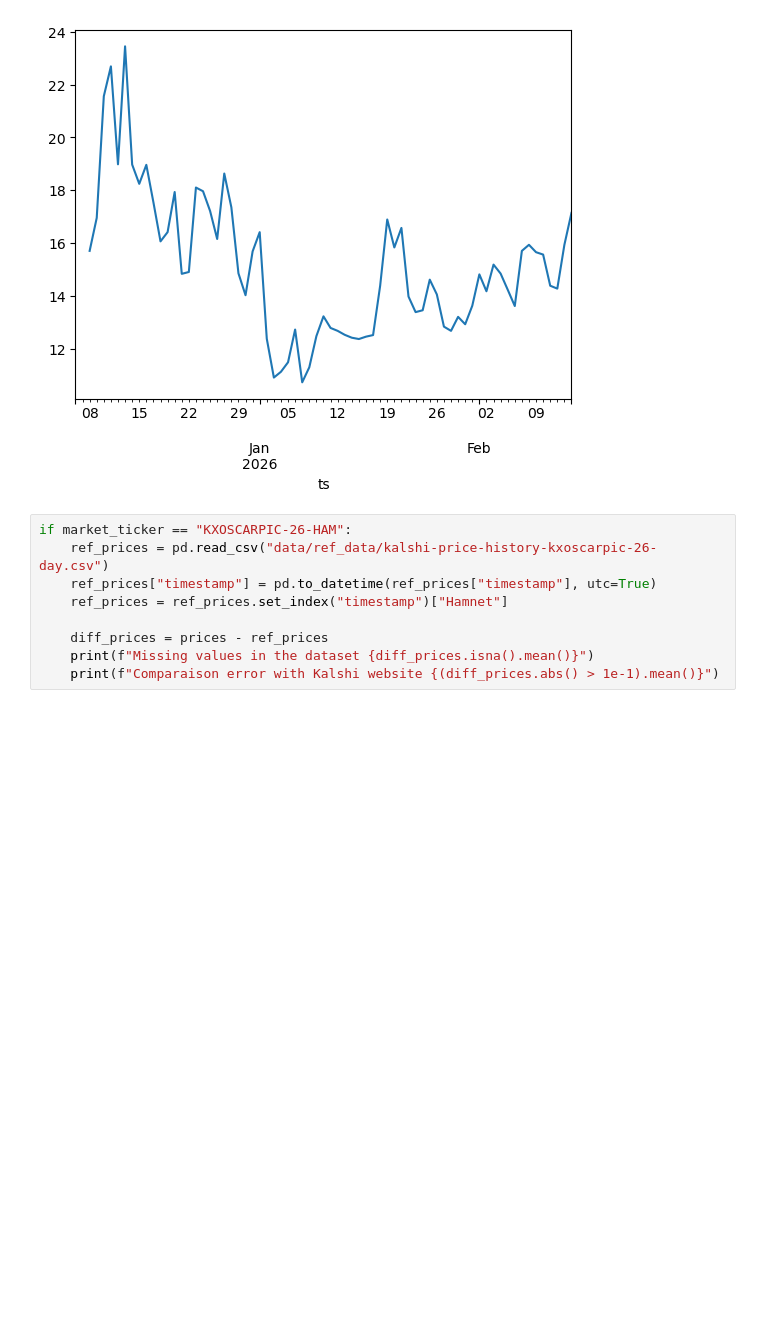
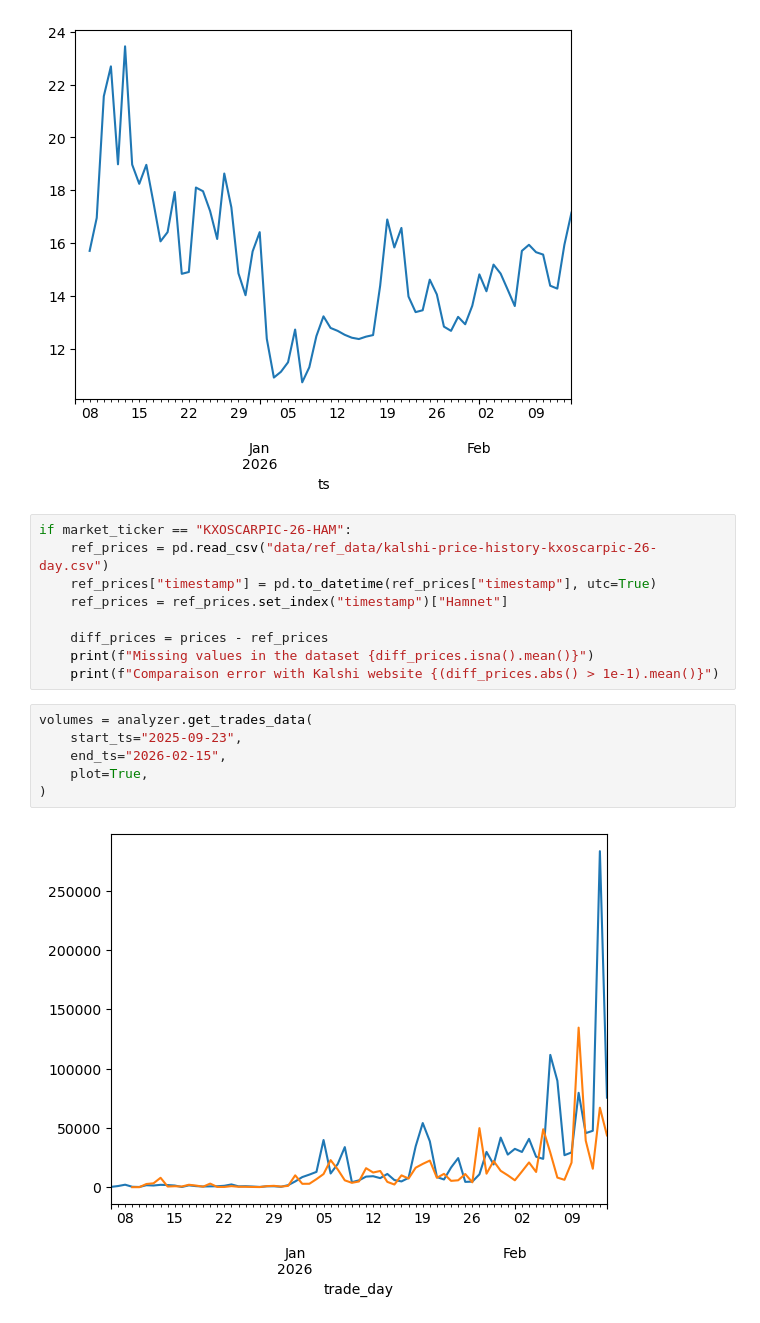
Before and after one commit to MaxCoppa/MLOps-Prediction-Market, a Jupyter notebook: get_market_data_demo.ipynb, the cells around one changed output. Cells and saved outputs as stored; diff of their text form; blank space fills up the shorter version.

Commit message:
add volumes

```diff
--- a/get_market_data_demo.ipynb
+++ b/get_market_data_demo.ipynb
@@ -76,3 +75,11 @@ if market_ticker == "KXOSCARPIC-26-HAM":
     diff_prices = prices - ref_prices
     print(f"Missing values in the dataset {diff_prices.isna().mean()}")
     print(f"Comparaison error with Kalshi website {(diff_prices.abs() > 1e-1).mean()}")
+# %%
+volumes = analyzer.get_trades_data(
+    start_ts="2025-09-23",
+    end_ts="2026-02-15",
+    plot=True,
+)
+# %% [output]
+[figure, added]
```
Also changed, not shown: parts of 3 cells of this notebook, 3 other files.
